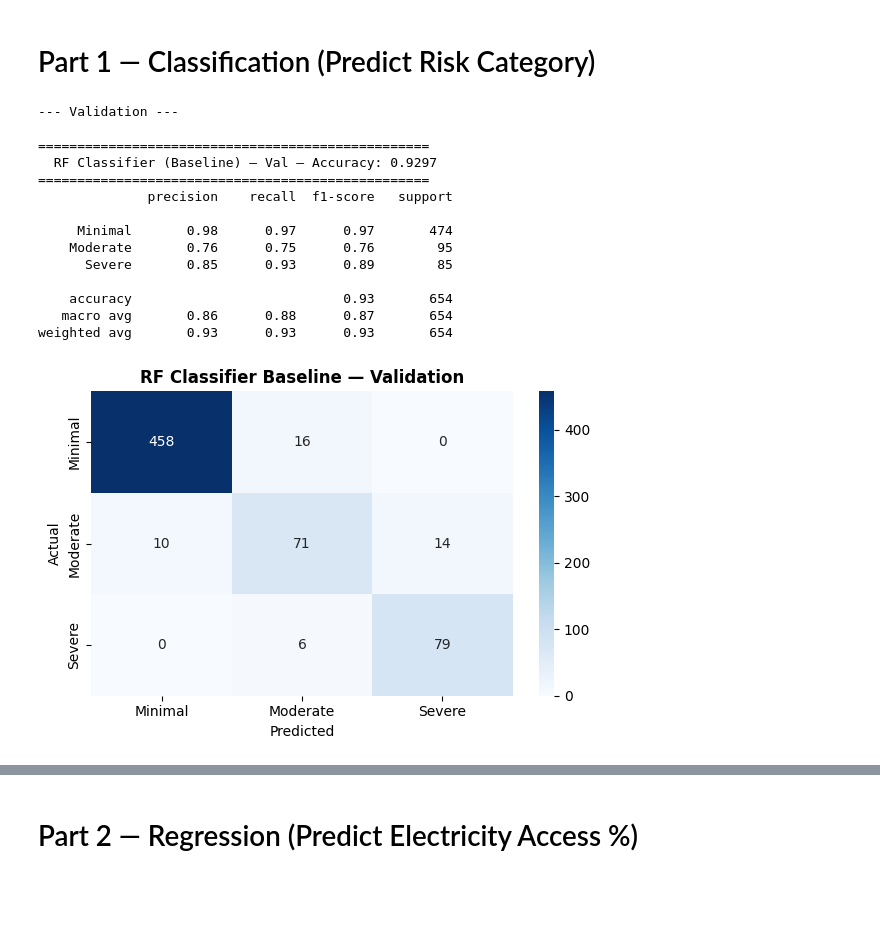
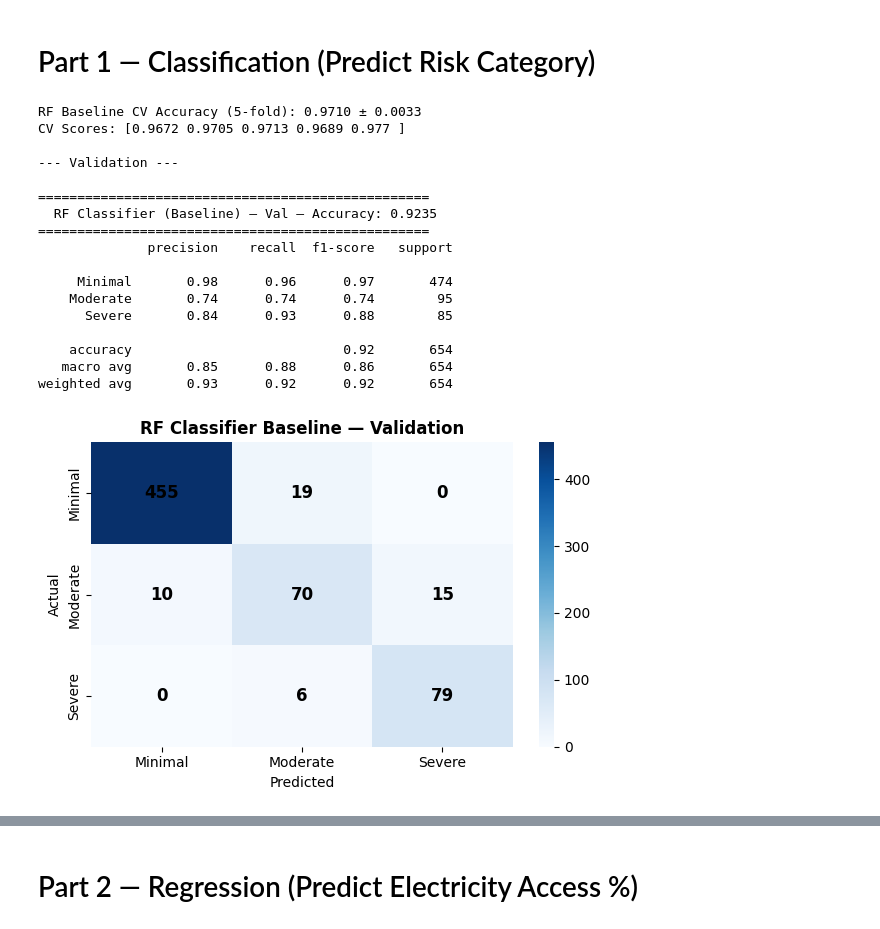
Before and after one commit to npydipati/CAP5771_npydipati, a Jupyter notebook: data_modeling.ipynb, the cells around one changed output, grey strips where cells are left out. Cells and saved outputs as stored; diff of their text form; code cells hidden in the pictures; blank space fills up the shorter version.

```diff
--- a/data_modeling.ipynb
+++ b/data_modeling.ipynb
@@ -335,9 +336,18 @@ def eval_regressor(model, X, y_true, label=""):
 
 def plot_confusion(y_true, y_pred, title):
     cm = confusion_matrix(y_true, y_pred)
+    class_names = le.classes_
+
     plt.figure(figsize=(6, 4))
-    sns.heatmap(cm, annot=True, fmt='d', cmap='Blues',
-                xticklabels=le.classes_, yticklabels=le.classes_)
+    ax = sns.heatmap(cm, annot=False, cmap='Blues',
+                xticklabels=class_names, yticklabels=class_names)
+
+    for i in range(cm.shape[0]):
+        for j in range(cm.shape[1]):
+            ax.text(j + 0.5, i + 0.5, str(cm[i, j]),
+                    ha='center', va='center',
+                    color='black', fontsize=12, fontweight='bold')
+
     plt.title(title, fontweight='bold')
     plt.ylabel('Actual')
     plt.xlabel('Predicted')
@@ -348,29 +358,38 @@ def plot_confusion(y_true, y_pred, title):
 # %%
 # Baseline: Random Forest Classifier
 
 rf_cls_base = RandomForestClassifier(n_estimators=100, random_state=42)
 rf_cls_base.fit(X_train, y_train_cls)
 
+# Cross-validation on training set
+from sklearn.model_selection import StratifiedKFold
+cv = StratifiedKFold(n_splits=5, shuffle=True, random_state=42)
+cv_scores_base = cross_val_score(rf_cls_base, X_train, y_train_cls, cv=cv, scoring='accuracy')
+print(f"RF Baseline CV Accuracy (5-fold): {cv_scores_base.mean():.4f} ± {cv_scores_base.std():.4f}")
+print(f"CV Scores: {cv_scores_base.round(4)}")
+
 # Evaluate on validation set
-
-print("--- Validation ---")
+print("\n--- Validation ---")
 val_pred_cls_base, val_acc_base = eval_classifier(rf_cls_base, X_val, y_val_cls, "RF Classifier (Baseline) — Val")
 plot_confusion(y_val_cls, val_pred_cls_base, "RF Classifier Baseline — Validation")
 # %% [output]
+RF Baseline CV Accuracy (5-fold): 0.9710 ± 0.0033
+CV Scores: [0.9672 0.9705 0.9713 0.9689 0.977 ]
+
 --- Validation ---
 
 ==================================================
-  RF Classifier (Baseline) — Val — Accuracy: 0.9297
+  RF Classifier (Baseline) — Val — Accuracy: 0.9235
 ==================================================
               precision    recall  f1-score   support
 
-     Minimal       0.98      0.97      0.97       474
-    Moderate       0.76      0.75      0.76        95
-      Severe       0.85      0.93      0.89        85
+     Minimal       0.98      0.96      0.97       474
+    Moderate       0.74      0.74      0.74        95
+      Severe       0.84      0.93      0.88        85
 
-    accuracy                           0.93       654
-   macro avg       0.86      0.88      0.87       654
-weighted avg       0.93      0.93      0.93       654
+    accuracy                           0.92       654
+   macro avg       0.85      0.88      0.86       654
+weighted avg       0.93      0.92      0.92       654
-[figure, old version]
+[figure, new version]
 # %%
 # Improved RF Classifier
```
Also changed, not shown: parts of 16 cells of this notebook, 6 other files.
